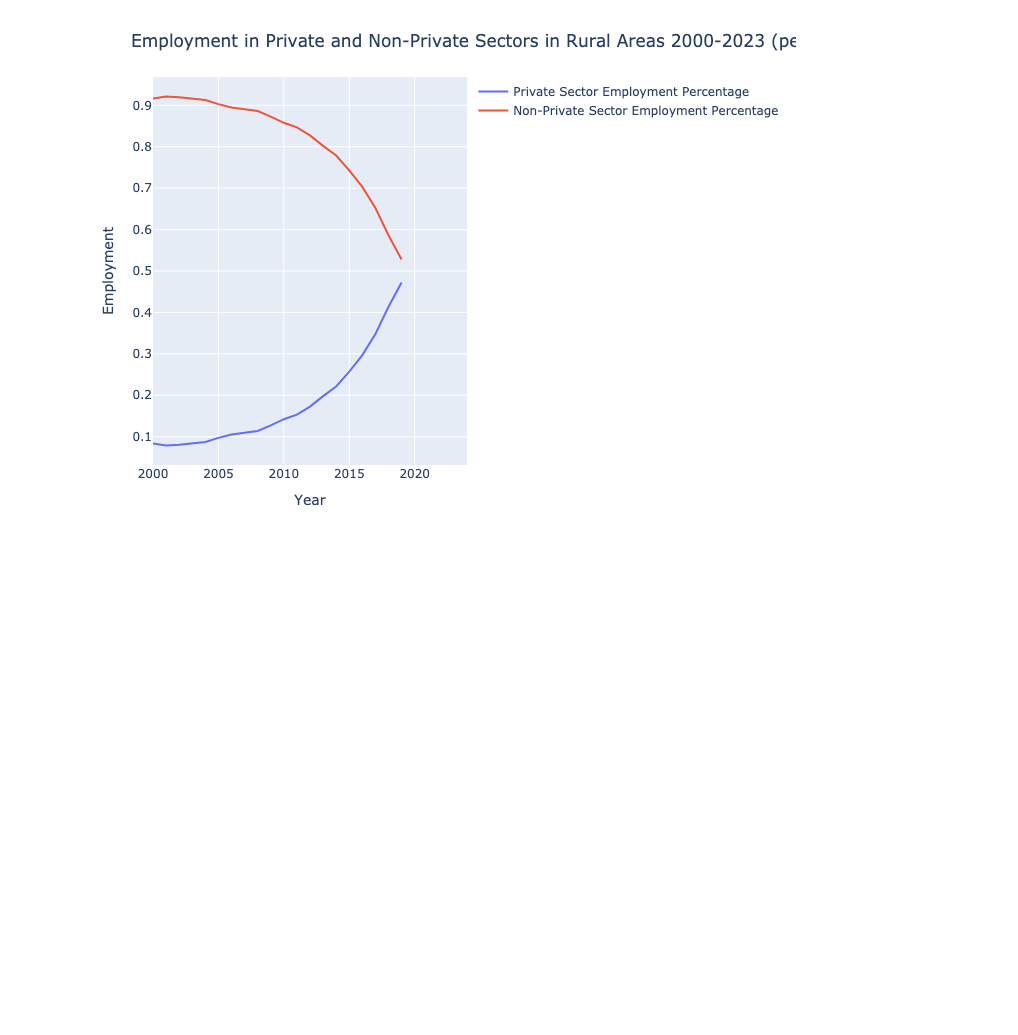
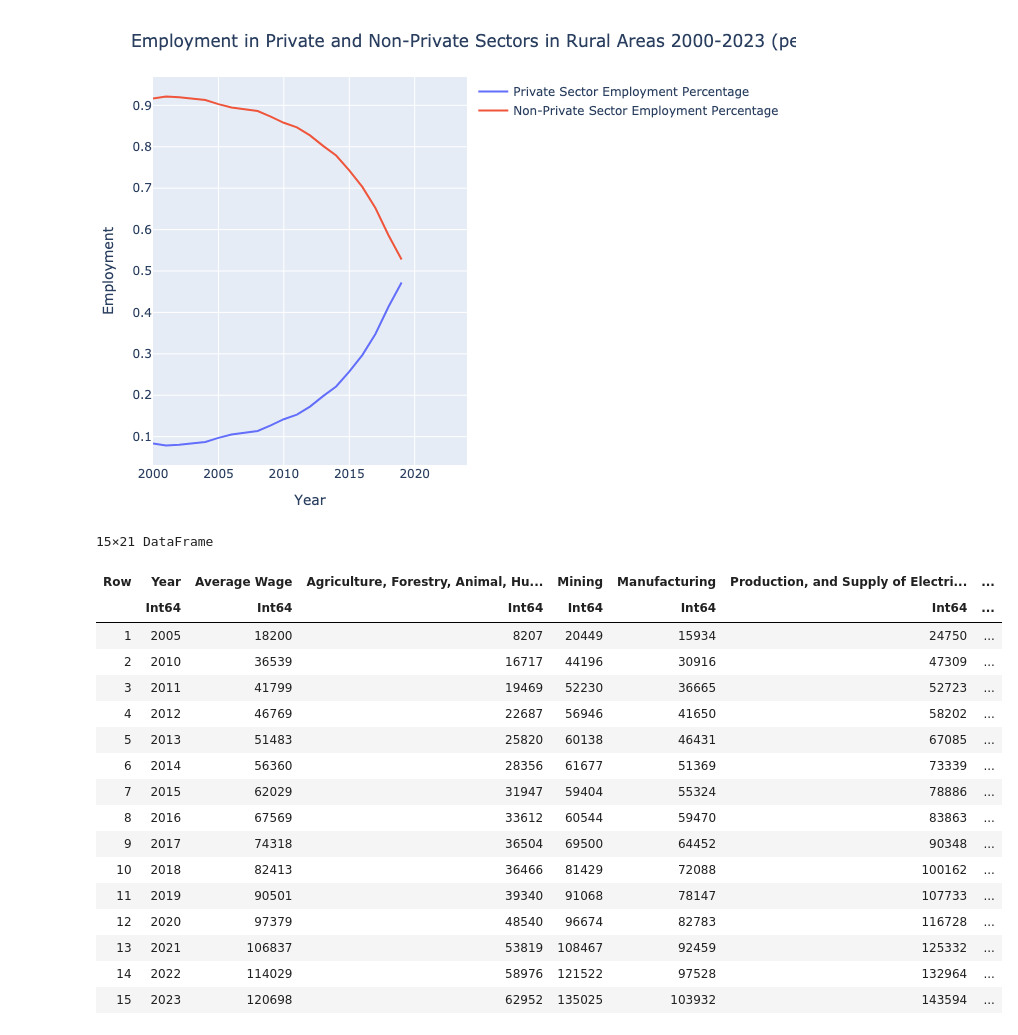
Before and after one commit to liminglin98/Labor-with-Moshe, a Jupyter notebook: Code/Grapha.ipynb, the cells around one changed output. Cells and saved outputs as stored; diff of their text form; code cells hidden in the pictures; blank space fills up the shorter version.

```diff
--- a/Code/Grapha.ipynb
+++ b/Code/Grapha.ipynb
@@ -240,3 +241,24 @@ layout7 = PlotlyJS.Layout(
 display(PlotlyJS.plot([private_rural_line_percentage, non_private_rural_line_percentage], layout7))
 # %% [output]
 [figure]
+# %%
+df_4_12_year=CSV.read("Data/4-12_AverageWageofEmployedPersonsinUrbanNon-PrivateUnitsbySector by Year.csv", DataFrame)
+# %% [output]
+15×21 DataFrame
+| Row | Year | Average Wage | Agriculture, Forestry, Animal, Hu... | Mining | Manufacturing | Production, and Supply of Electri... | ... |
+|  | Int64 | Int64 | Int64 | Int64 | Int64 | Int64 | ... |
+| 1 | 2005 | 18200 | 8207 | 20449 | 15934 | 24750 | ... |
+| 2 | 2010 | 36539 | 16717 | 44196 | 30916 | 47309 | ... |
+| 3 | 2011 | 41799 | 19469 | 52230 | 36665 | 52723 | ... |
+| 4 | 2012 | 46769 | 22687 | 56946 | 41650 | 58202 | ... |
+| 5 | 2013 | 51483 | 25820 | 60138 | 46431 | 67085 | ... |
+| 6 | 2014 | 56360 | 28356 | 61677 | 51369 | 73339 | ... |
+| 7 | 2015 | 62029 | 31947 | 59404 | 55324 | 78886 | ... |
+| 8 | 2016 | 67569 | 33612 | 60544 | 59470 | 83863 | ... |
+| 9 | 2017 | 74318 | 36504 | 69500 | 64452 | 90348 | ... |
+| 10 | 2018 | 82413 | 36466 | 81429 | 72088 | 100162 | ... |
+| 11 | 2019 | 90501 | 39340 | 91068 | 78147 | 107733 | ... |
+| 12 | 2020 | 97379 | 48540 | 96674 | 82783 | 116728 | ... |
+| 13 | 2021 | 106837 | 53819 | 108467 | 92459 | 125332 | ... |
+| 14 | 2022 | 114029 | 58976 | 121522 | 97528 | 132964 | ... |
+| 15 | 2023 | 120698 | 62952 | 135025 | 103932 | 143594 | ... |
```
Also changed, not shown: parts of 7 cells of this notebook, 10 other files.
